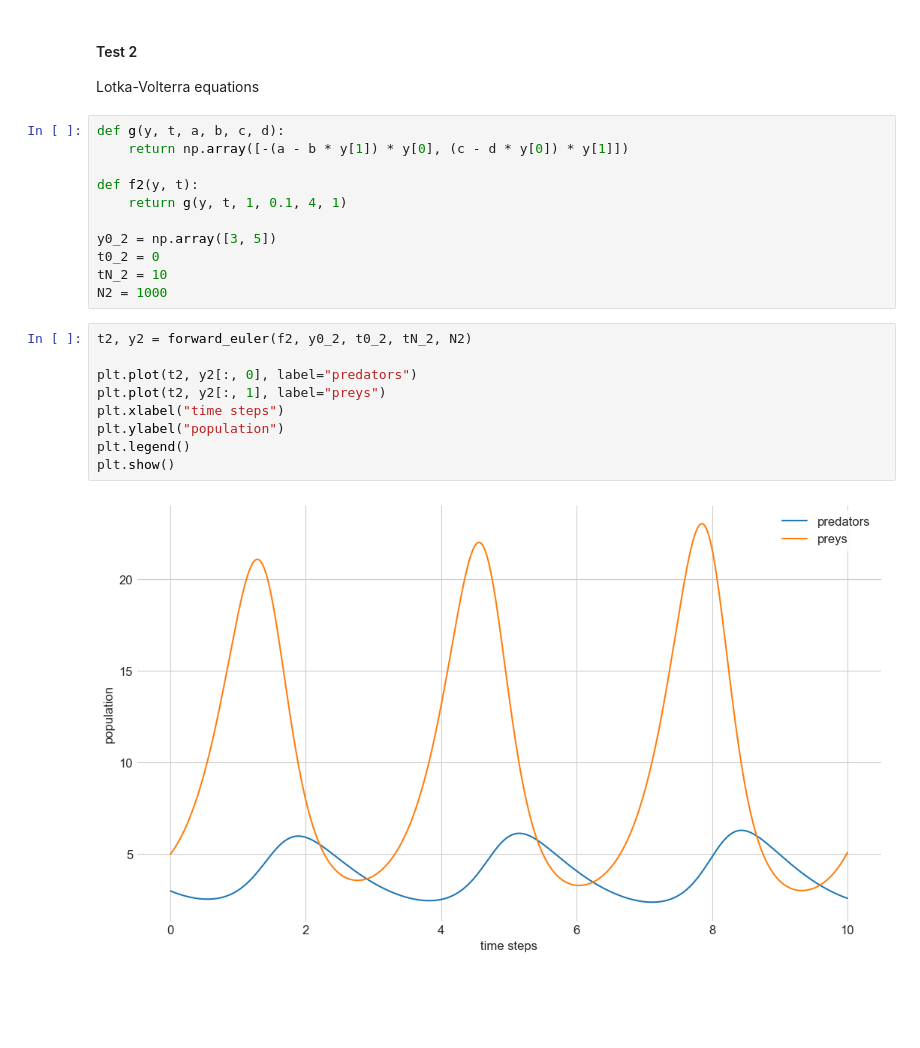
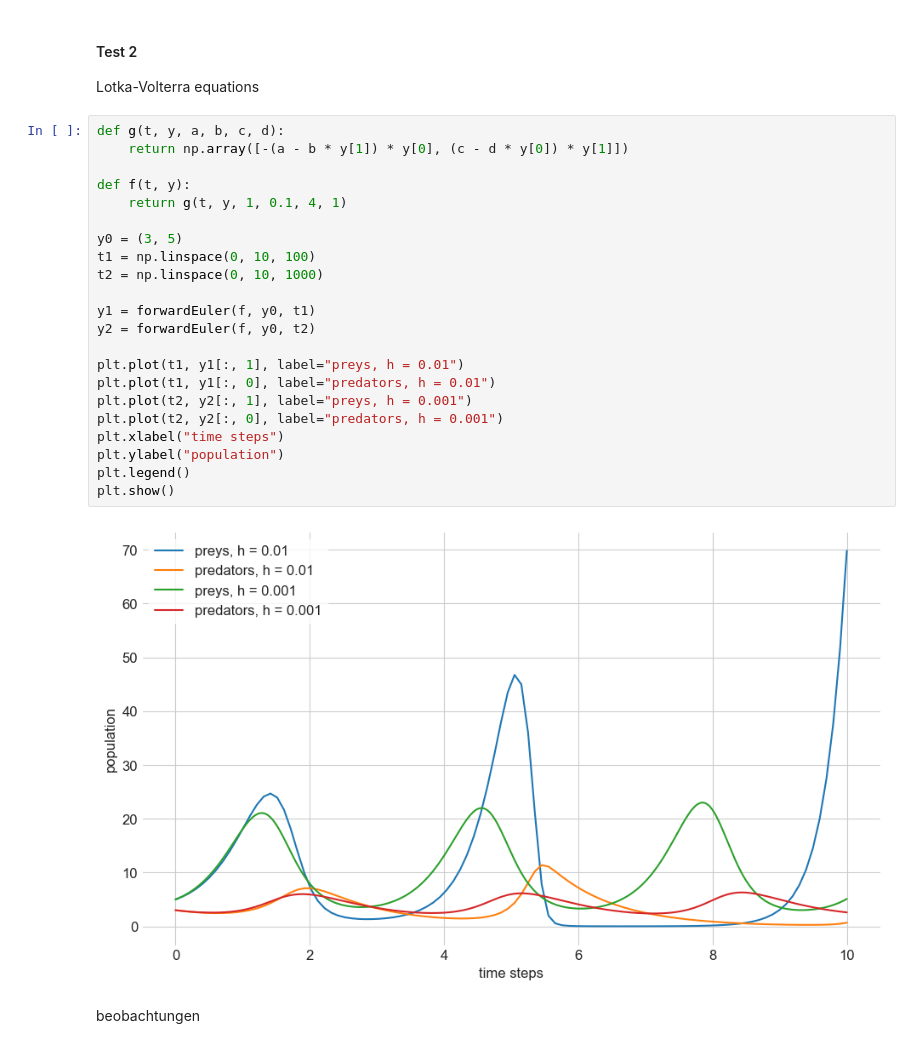
Before and after one commit to maxstollmayer/NuMeDiffG, a Jupyter notebook: Aufgabenblatt 1/Aufgabenblatt 1 Lösung.ipynb, the cells around one changed output. Drawn from its saved outputs; the diff is of its cells as text; blank space fills up the shorter version.

```diff
--- a/Aufgabenblatt 1/Aufgabenblatt 1 Lösung.ipynb
+++ b/Aufgabenblatt 1/Aufgabenblatt 1 Lösung.ipynb
@@ -107,24 +108,28 @@ plt.show()
 #### Test 2
 Lotka-Volterra equations
 # %%
-def g(y, t, a, b, c, d):
+def g(t, y, a, b, c, d):
     return np.array([-(a - b * y[1]) * y[0], (c - d * y[0]) * y[1]])
 
-def f2(y, t):
-    return g(y, t, 1, 0.1, 4, 1)
+def f(t, y):
+    return g(t, y, 1, 0.1, 4, 1)
 
-y0_2 = np.array([3, 5])
-t0_2 = 0
-tN_2 = 10
-N2 = 1000
+y0 = (3, 5)
+t1 = np.linspace(0, 10, 100)
+t2 = np.linspace(0, 10, 1000)
+
+y1 = forwardEuler(f, y0, t1)
+y2 = forwardEuler(f, y0, t2)
+
+plt.plot(t1, y1[:, 1], label="preys, h = 0.01")
+plt.plot(t1, y1[:, 0], label="predators, h = 0.01")
+plt.plot(t2, y2[:, 1], label="preys, h = 0.001")
+plt.plot(t2, y2[:, 0], label="predators, h = 0.001")
+plt.xlabel("time steps")
+plt.ylabel("population")
+plt.legend()
+plt.show()
+# %% [output]
+[figure, added]
-# %%
-t2, y2 = forward_euler(f2, y0_2, t0_2, tN_2, N2)
-
-plt.plot(t2, y2[:, 0], label="predators")
-plt.plot(t2, y2[:, 1], label="preys")
-plt.xlabel("time steps")
-plt.ylabel("population")
-plt.legend()
-plt.show()
-# %% [output]
-[figure, removed]
+# %% [markdown]
+beobachtungen
```
Also changed, not shown: parts of 12 cells of this notebook, 3 other files.
